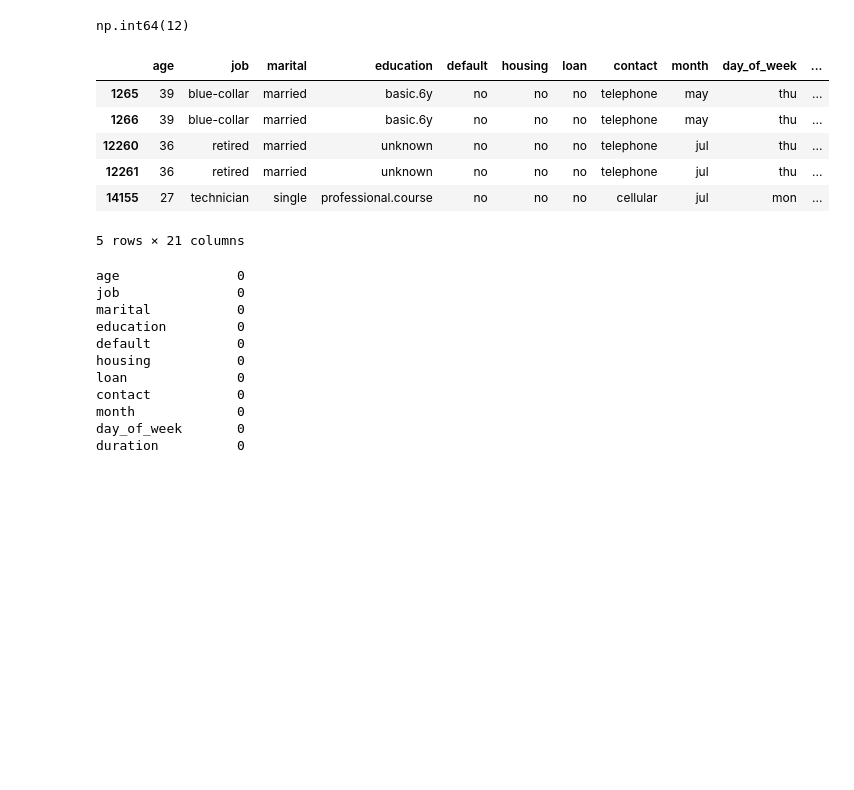
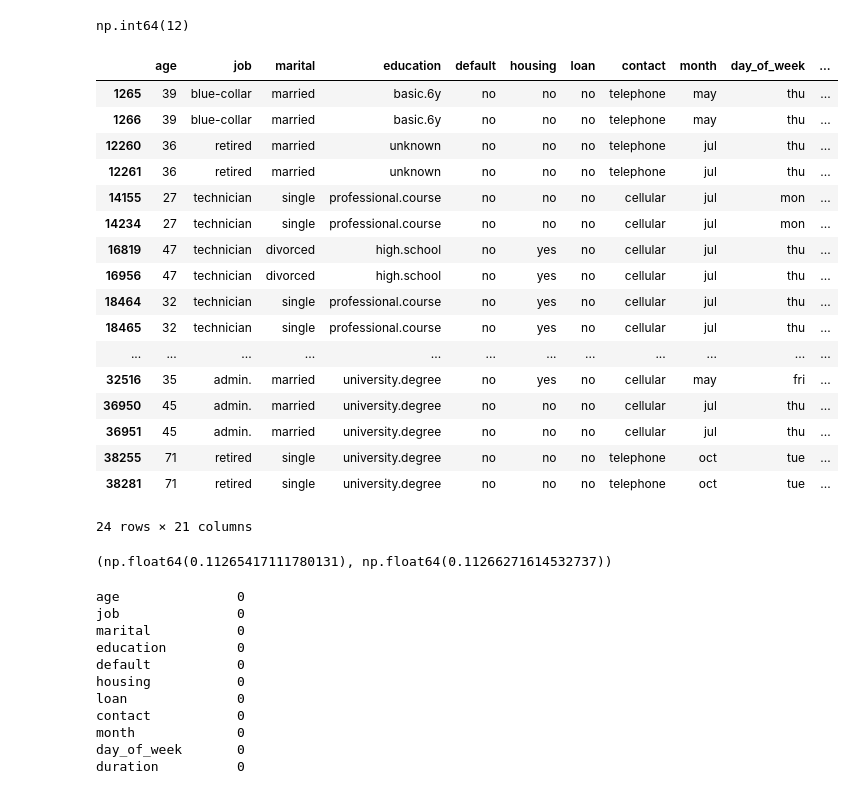
Before and after one commit to Ri-Dearg/adv-an-ca1, a Jupyter notebook: banking.ipynb, the cells around one changed output. Drawn from its saved outputs; the diff is of its cells as text; code cells hidden in the pictures; blank space fills up the shorter version.

```diff
--- a/banking.ipynb
+++ b/banking.ipynb
@@ -139,15 +160,31 @@ duplicates
 np.int64(12)
 # %%
 # Examine duplicates.
-dataset[dataset.duplicated(keep=False)].head()
+dataset[dataset.duplicated(keep=False)]
 # %% [output]
 |  | age | job | marital | education | default | housing | loan | contact | month | day_of_week | ... |
 | 1265 | 39 | blue-collar | married | basic.6y | no | no | no | telephone | may | thu | ... |
 | 1266 | 39 | blue-collar | married | basic.6y | no | no | no | telephone | may | thu | ... |
 | 12260 | 36 | retired | married | unknown | no | no | no | telephone | jul | thu | ... |
 | 12261 | 36 | retired | married | unknown | no | no | no | telephone | jul | thu | ... |
 | 14155 | 27 | technician | single | professional.course | no | no | no | cellular | jul | mon | ... |
+| 14234 | 27 | technician | single | professional.course | no | no | no | cellular | jul | mon | ... |
+| 16819 | 47 | technician | divorced | high.school | no | yes | no | cellular | jul | thu | ... |
+| 16956 | 47 | technician | divorced | high.school | no | yes | no | cellular | jul | thu | ... |
+| 18464 | 32 | technician | single | professional.course | no | yes | no | cellular | jul | thu | ... |
+| 18465 | 32 | technician | single | professional.course | no | yes | no | cellular | jul | thu | ... |
+| ... | ... | ... | ... | ... | ... | ... | ... | ... | ... | ... | ... |
+| 32516 | 35 | admin. | married | university.degree | no | yes | no | cellular | may | fri | ... |
+| 36950 | 45 | admin. | married | university.degree | no | no | no | cellular | jul | thu | ... |
+| 36951 | 45 | admin. | married | university.degree | no | no | no | cellular | jul | thu | ... |
+| 38255 | 71 | retired | single | university.degree | no | no | no | telephone | oct | tue | ... |
+| 38281 | 71 | retired | single | university.degree | no | no | no | telephone | oct | tue | ... |
-5 rows × 21 columns
+24 rows × 21 columns
+# %%
+# Examine proportion of dataset with duplicates against without duplicates.
+(dataset['y'] == 'yes').mean(), (dataset.drop_duplicates()['y'] == 'yes').mean()
+# %% [output]
+(np.float64(0.11265417111780131), np.float64(0.11266271614532737))
 # %%
 # Check for missing values in the dataset.
 dataset.isna().sum()
```
Also changed, not shown: parts of 6 cells of this notebook.
